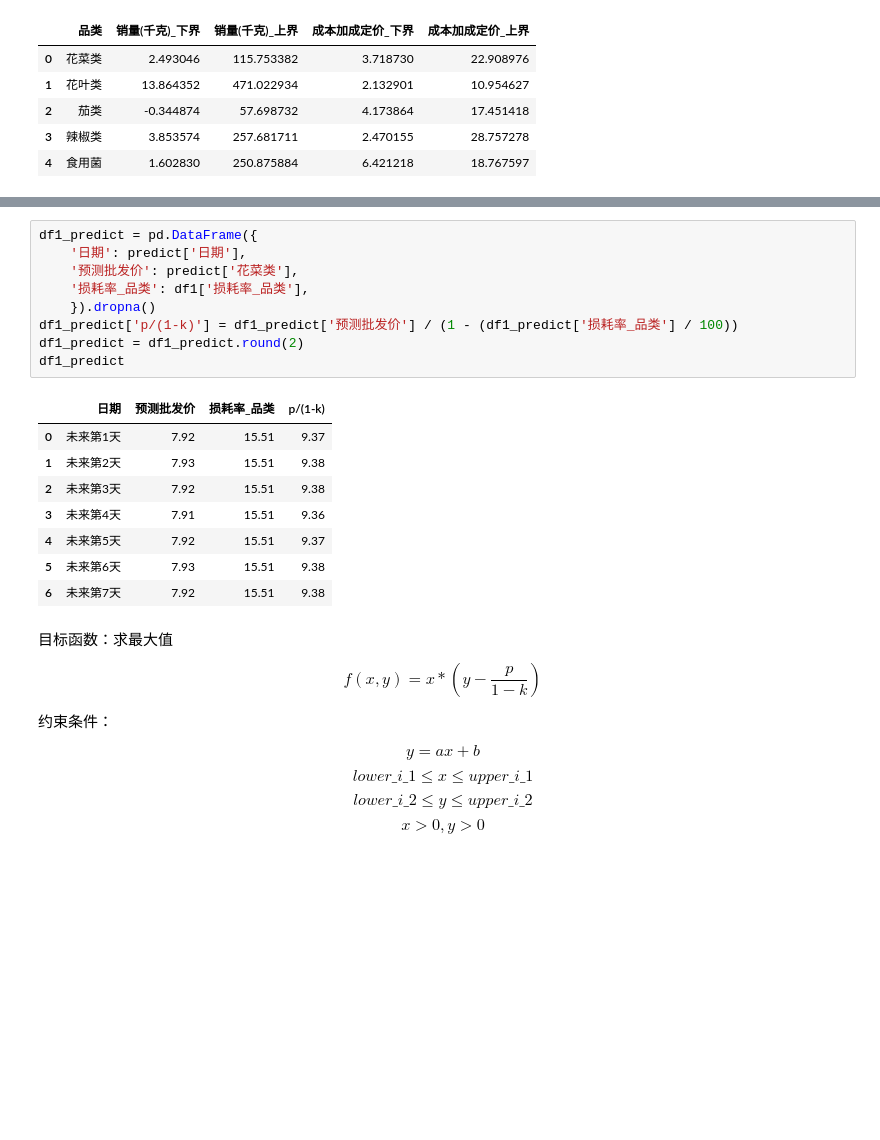
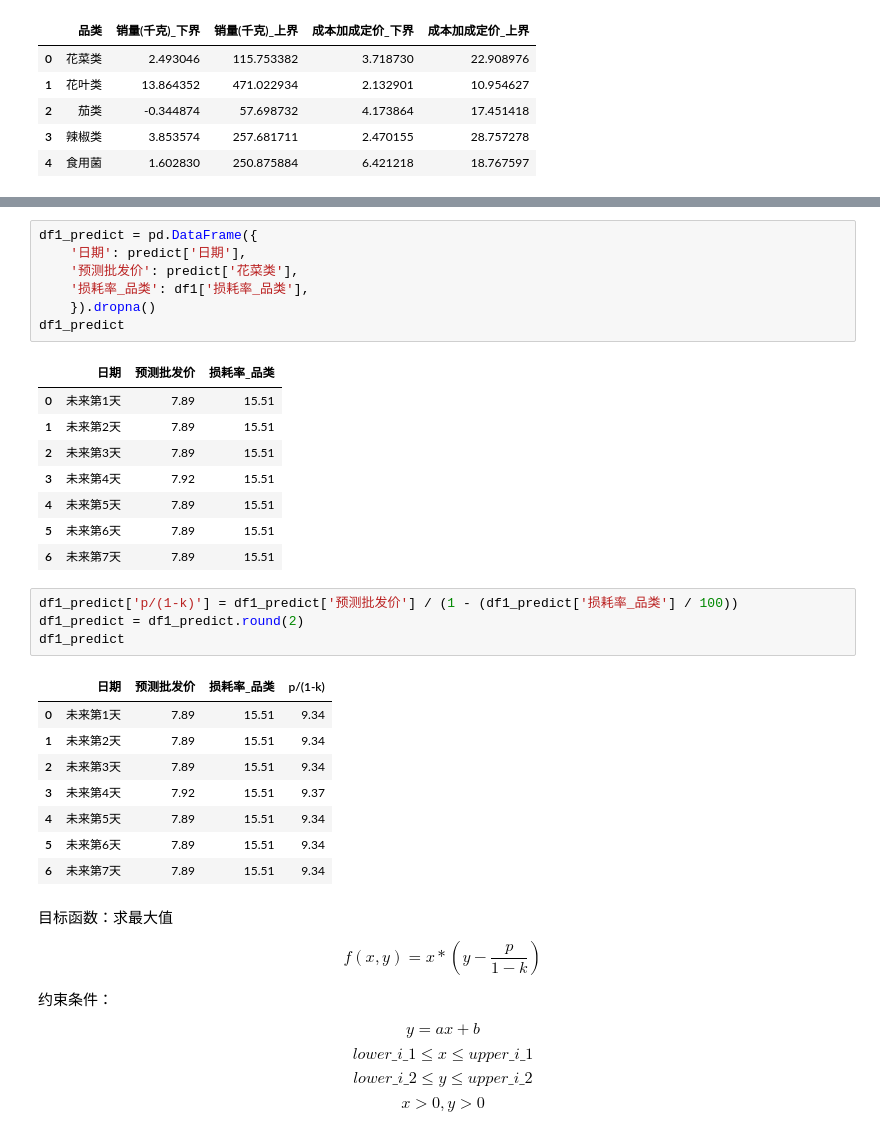
Before and after one commit to XingA02/CUMCM-2023C, a Jupyter notebook: 2_4_1_寻优_花菜类.ipynb, the cells around one changed output, grey strips where cells are left out. Cells and saved outputs as stored; diff of their text form; blank space fills up the shorter version.

```diff
--- a/2_5_1_寻优_花菜类.ipynb
+++ b/2_4_1_寻优_花菜类.ipynb
@@ -52,21 +59,32 @@ relate.head()
+# %%
+df1_predict = pd.DataFrame({
+    '日期': predict['日期'],
+    '预测批发价': predict['花菜类'],
+    '损耗率_品类': df1['损耗率_品类'],
+    }).dropna()
+df1_predict
+# %% [output]
+|  | 日期 | 预测批发价 | 损耗率_品类 |
+| 0 | 未来第1天 | 7.89 | 15.51 |
+| 1 | 未来第2天 | 7.89 | 15.51 |
+| 2 | 未来第3天 | 7.89 | 15.51 |
+| 3 | 未来第4天 | 7.92 | 15.51 |
+| 4 | 未来第5天 | 7.89 | 15.51 |
+| 5 | 未来第6天 | 7.89 | 15.51 |
+| 6 | 未来第7天 | 7.89 | 15.51 |
 # %%
-df1_predict = pd.DataFrame({
-    '日期': predict['日期'],
-    '预测批发价': predict['花菜类'],
-    '损耗率_品类': df1['损耗率_品类'],
-    }).dropna()
 df1_predict['p/(1-k)'] = df1_predict['预测批发价'] / (1 - (df1_predict['损耗率_品类'] / 100))
 df1_predict = df1_predict.round(2)
 df1_predict
 # %% [output]
 |  | 日期 | 预测批发价 | 损耗率_品类 | p/(1-k) |
-| 0 | 未来第1天 | 7.92 | 15.51 | 9.37 |
-| 1 | 未来第2天 | 7.93 | 15.51 | 9.38 |
-| 2 | 未来第3天 | 7.92 | 15.51 | 9.38 |
-| 3 | 未来第4天 | 7.91 | 15.51 | 9.36 |
-| 4 | 未来第5天 | 7.92 | 15.51 | 9.37 |
-| 5 | 未来第6天 | 7.93 | 15.51 | 9.38 |
-| 6 | 未来第7天 | 7.92 | 15.51 | 9.38 |
+| 0 | 未来第1天 | 7.89 | 15.51 | 9.34 |
+| 1 | 未来第2天 | 7.89 | 15.51 | 9.34 |
+| 2 | 未来第3天 | 7.89 | 15.51 | 9.34 |
+| 3 | 未来第4天 | 7.92 | 15.51 | 9.37 |
+| 4 | 未来第5天 | 7.89 | 15.51 | 9.34 |
+| 5 | 未来第6天 | 7.89 | 15.51 | 9.34 |
+| 6 | 未来第7天 | 7.89 | 15.51 | 9.34 |
 # %% [markdown]
 目标函数：求最大值
 
```
Also changed, not shown: parts of 6 cells of this notebook, 21 other files.
